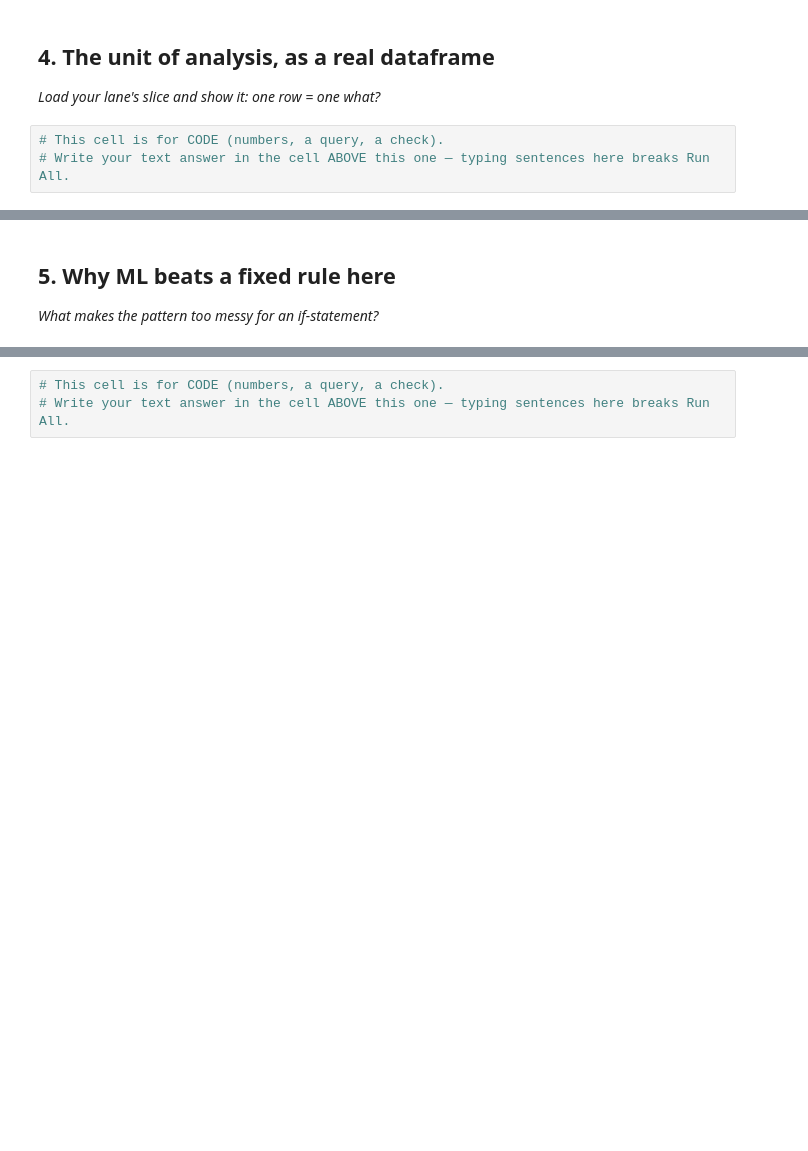
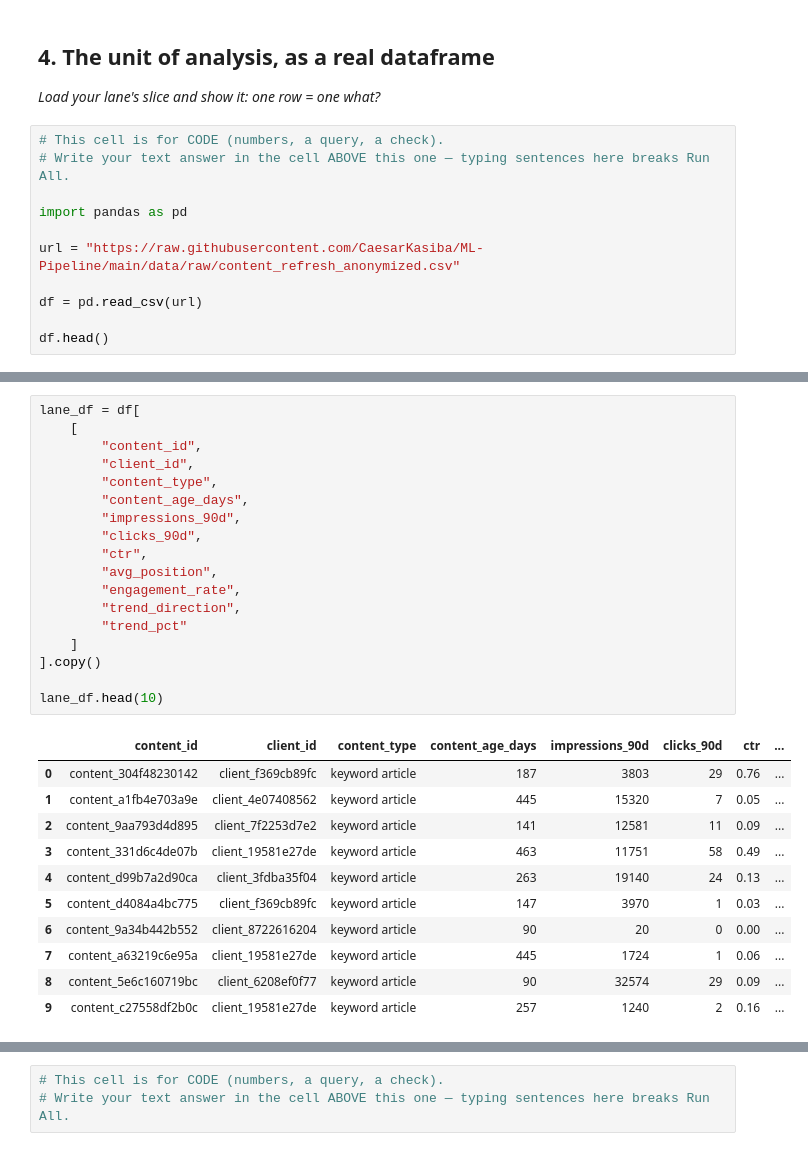
Before and after one commit to CaesarKasiba/ML-Pipeline, a Jupyter notebook: work/notebooks/w02_ml_task_framing.ipynb, the cells around one changed output, grey strips where cells are left out. Drawn from its saved outputs; the diff is of its cells as text; blank space fills up the shorter version.

```diff
--- a/work/notebooks/w02_ml_task_framing.ipynb
+++ b/work/notebooks/w02_ml_task_framing.ipynb
@@ -34,3 +50,11 @@ This skeleton is yours to fill. Work the sections **in order** — each one has
 # %%
 # This cell is for CODE (numbers, a query, a check).
 # Write your text answer in the cell ABOVE this one — typing sentences here breaks Run All.
+
+import pandas as pd
+
+url = "https://raw.githubusercontent.com/CaesarKasiba/ML-Pipeline/main/data/raw/content_refresh_anonymized.csv"
+
+df = pd.read_csv(url)
+
+df.head()
@@ -37,4 +69,30 @@ This skeleton is yours to fill. Work the sections **in order** — each one has
-# %% [markdown]
-## 5. Why ML beats a fixed rule here
-
-*What makes the pattern too messy for an if-statement?*
+# %%
+lane_df = df[
+    [
+        "content_id",
+        "client_id",
+        "content_type",
+        "content_age_days",
+        "impressions_90d",
+        "clicks_90d",
+        "ctr",
+        "avg_position",
+        "engagement_rate",
+        "trend_direction",
+        "trend_pct"
+    ]
+].copy()
+
+lane_df.head(10)
+# %% [output]
+|  | content_id | client_id | content_type | content_age_days | impressions_90d | clicks_90d | ctr | ... |
+| 0 | content_304f48230142 | client_f369cb89fc | keyword article | 187 | 3803 | 29 | 0.76 | ... |
+| 1 | content_a1fb4e703a9e | client_4e07408562 | keyword article | 445 | 15320 | 7 | 0.05 | ... |
+| 2 | content_9aa793d4d895 | client_7f2253d7e2 | keyword article | 141 | 12581 | 11 | 0.09 | ... |
+| 3 | content_331d6c4de07b | client_19581e27de | keyword article | 463 | 11751 | 58 | 0.49 | ... |
+| 4 | content_d99b7a2d90ca | client_3fdba35f04 | keyword article | 263 | 19140 | 24 | 0.13 | ... |
+| 5 | content_d4084a4bc775 | client_f369cb89fc | keyword article | 147 | 3970 | 1 | 0.03 | ... |
+| 6 | content_9a34b442b552 | client_8722616204 | keyword article | 90 | 20 | 0 | 0.00 | ... |
+| 7 | content_a63219c6e95a | client_19581e27de | keyword article | 445 | 1724 | 1 | 0.06 | ... |
+| 8 | content_5e6c160719bc | client_6208ef0f77 | keyword article | 90 | 32574 | 29 | 0.09 | ... |
+| 9 | content_c27558df2b0c | client_19581e27de | keyword article | 257 | 1240 | 2 | 0.16 | ... |
```
Also changed, not shown: parts of 11 cells of this notebook.
